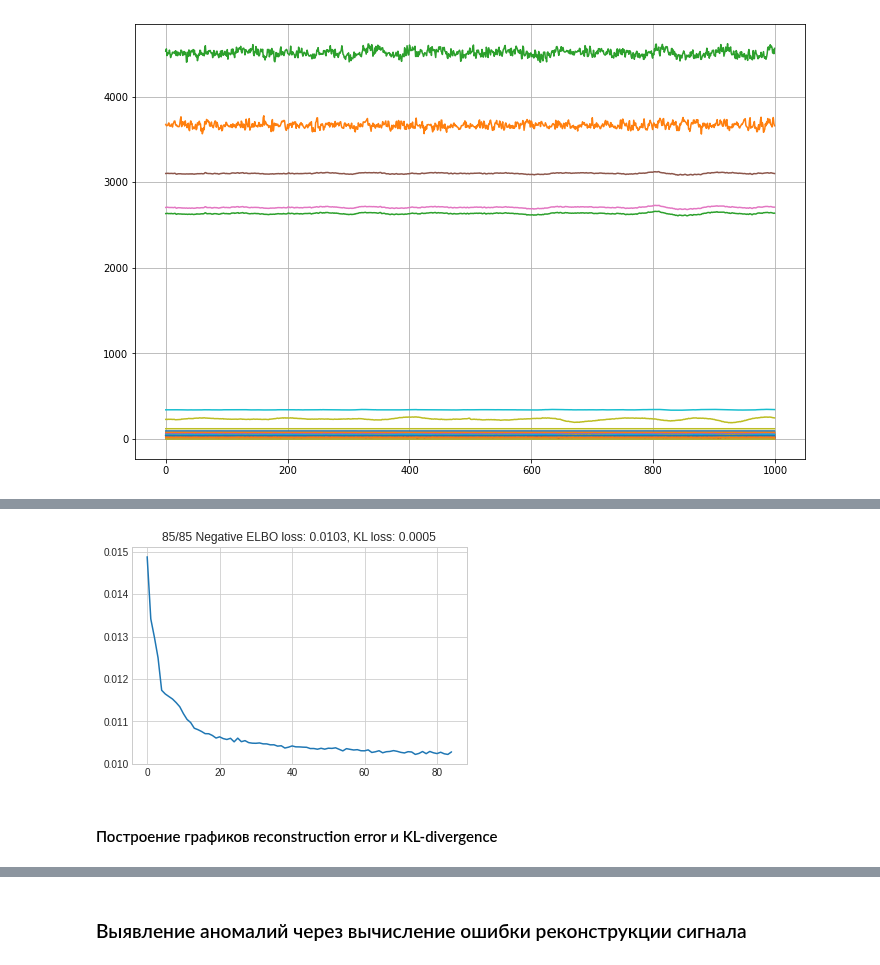
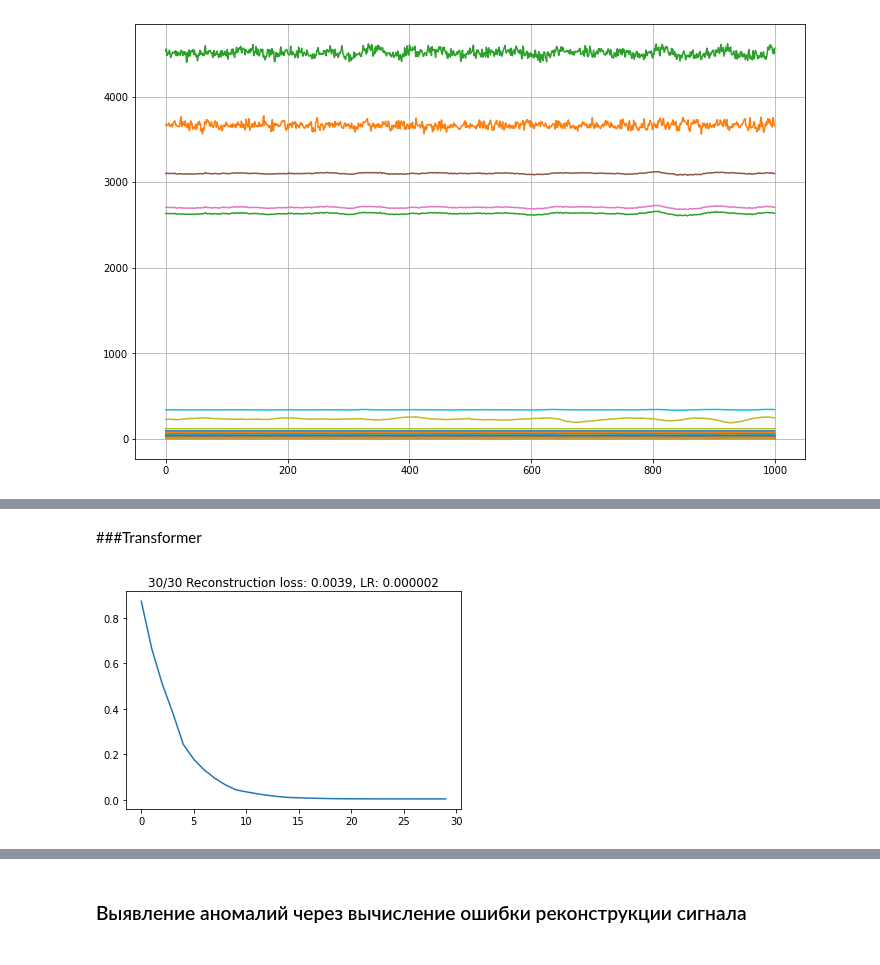
Before and after one commit to AlexShevchuk7/MADE, a Jupyter notebook: Diploma/Modelling_Autoencoder_TCN_TRANSFORMER.ipynb, the cells around one changed output, grey strips where cells are left out. Cells and saved outputs as stored; diff of their text form; code cells hidden in the pictures.

```diff
--- a/Diploma/Modelling_Autoencoder_TCN_TRANSFORMER.ipynb
+++ b/Diploma/Modelling_Autoencoder_TCN_TRANSFORMER.ipynb
@@ -468,10 +335,3 @@ for i in range(52):
 plt.show()
 # %% [output]
 [figure]
-# %%
-fig, ax = plt.subplots(13,4,figsize=(30,50))
-train_vis = tsdata[(tsdata.simulationRun==1)].iloc[:500, 3:]
-
-for i in range(train_vis.shape[1]):
-    train_vis.iloc[:,i].plot(ax=ax.ravel()[i])
-    ax.ravel()[i].legend()
@@ -726,13 +426,0 @@ for i in tqdm(range(n_epochs)):
-# %%
-plt.figure(figsize=(16, 5))
-plt.style.use('seaborn-whitegrid')
-
-plt.subplot(1, 2, 1)
-plt.title("KL-divergence")
-plt.xlabel("epochs")
-plt.plot(kldivs)
-
-plt.subplot(1, 2, 2)
-plt.plot(mses)
-plt.title("MSE reconstruction loss")
-plt.xlabel("epochs")
@@ -742,50 +427,44 @@ Text(0.5, 0, 'epochs')
+# %% [markdown]
+###Transformer
 # %%
-kldivs = []
-mses = []
 loss_vals = []
-name = 'full_tcn'
-learning_rate = 3e-5
-n_epochs = 85
+name = 'transformer_ae'
+learning_rate = 1e-4
+n_epochs = 30
 latent_dim = 16
-beta = 0.05
 
-encoder = TCNEncoder(batch, latent_dim=latent_dim)
-decoder = TCNDecoder(batch, latent_dim=latent_dim)
-tcnvae = VAE(encoder, decoder)
-tcnvae = tcnvae.to(device)
+encoder = TransformEncoder(batch, latent_dim=latent_dim)
+decoder = TransformDecoder(batch, latent_dim=latent_dim)
+autoencoder = TAE(encoder, decoder)
+autoencoder = autoencoder.to(device)
 criterion = nn.MSELoss()
-opt = Adam(tcnvae.parameters(), lr=learning_rate)
+opt = Adam(autoencoder.parameters(), lr=learning_rate)
+scheduler = MultiStepLR(opt, milestones=[5, 10, 15, 20, 25, 30, 35], gamma=0.5)
 mse = MSELoss()
 
+autoencoder.train()
 
 for i in tqdm(range(n_epochs)):
     for b_n, batch in enumerate(trainloader):
         batch = batch.to(device)
         opt.zero_grad()
 
-        logits, mu, logvar = tcnvae(batch)
+        logits = autoencoder(batch)
 
-        reconstruction_loss = mse(logits, batch)
-
-        kl_loss = -0.5 * beta * torch.sum(1 + logvar - mu.pow(2) -
-                                   logvar.exp(), -1).mean() / (batch.shape[0] * batch.shape[1] * batch.shape[2])
-        loss = reconstruction_loss + kl_loss
-
-        loss.sum().backward()
+        loss = mse(logits, batch)
+        loss.backward()
         opt.step()
 
-    mses.append(reconstruction_loss)
-    kldivs.append(kl_loss)
     loss_vals.append(loss.item())
+    scheduler.step()
+    curr_lr = opt.param_groups[0]["lr"]
 
     plt.plot(loss_vals[-100:])
-    plt.title('{}/{} Negative ELBO loss: {:.4f}, KL loss: {:.4f}'.format(i+1, n_epochs, loss_vals[-1], kl_loss))
+    plt.title('{}/{} Reconstruction loss: {:.4f}, LR: {:.6f}'.format(i+1, n_epochs, loss_vals[-1], curr_lr))
     plt.show();
     clear_output(wait=True)
 
-torch.save(tcnvae.state_dict(), name + '_e' + str(i) + '_lr' + str(learning_rate) +
-            '_b' + str(batch_size) + '_beta' + str(beta) + '_lat' + str(latent_dim) + '.pkl')
+torch.save(autoencoder.state_dict(), name + '_e' + str(i) + '_lr' + str(learning_rate) + '_win' + str(window) +
+            '_b' + str(batch.shape[0]) + '_lat' + str(latent_dim) + '.pkl')
 # %% [output]
-[figure, old version]
+[figure, new version]
-# %% [markdown]
-#### Построение графиков reconstruction error и KL-divergence
```
Also changed, not shown: parts of 75 cells of this notebook.
